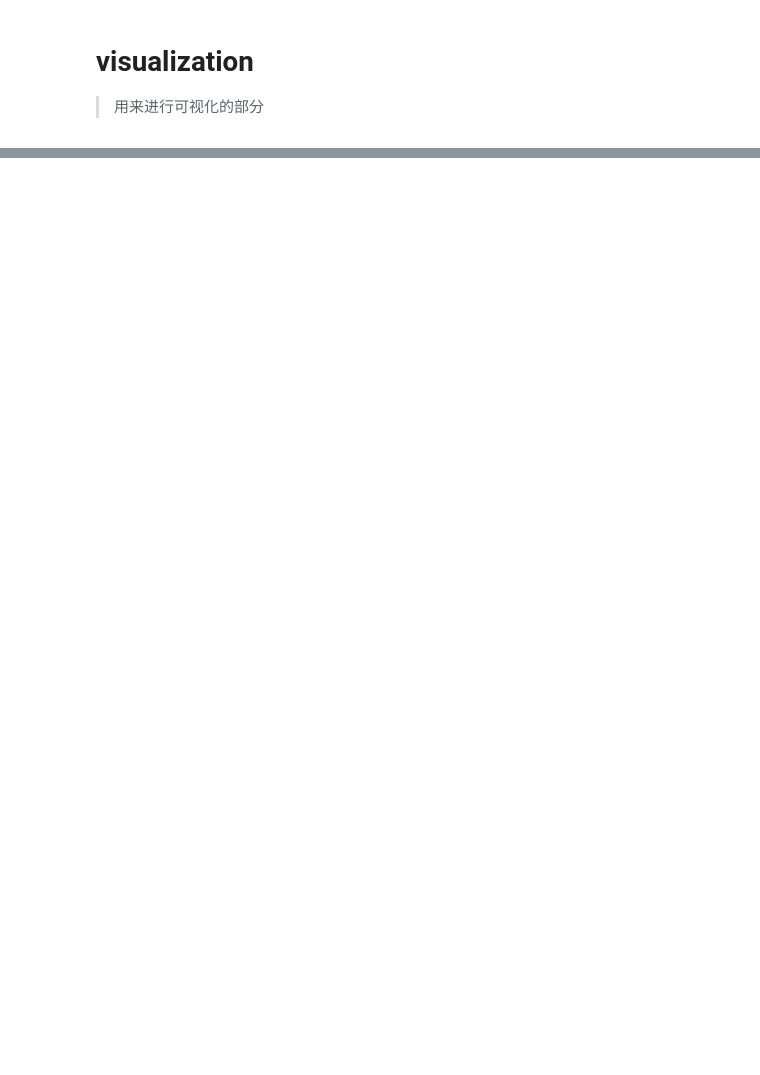
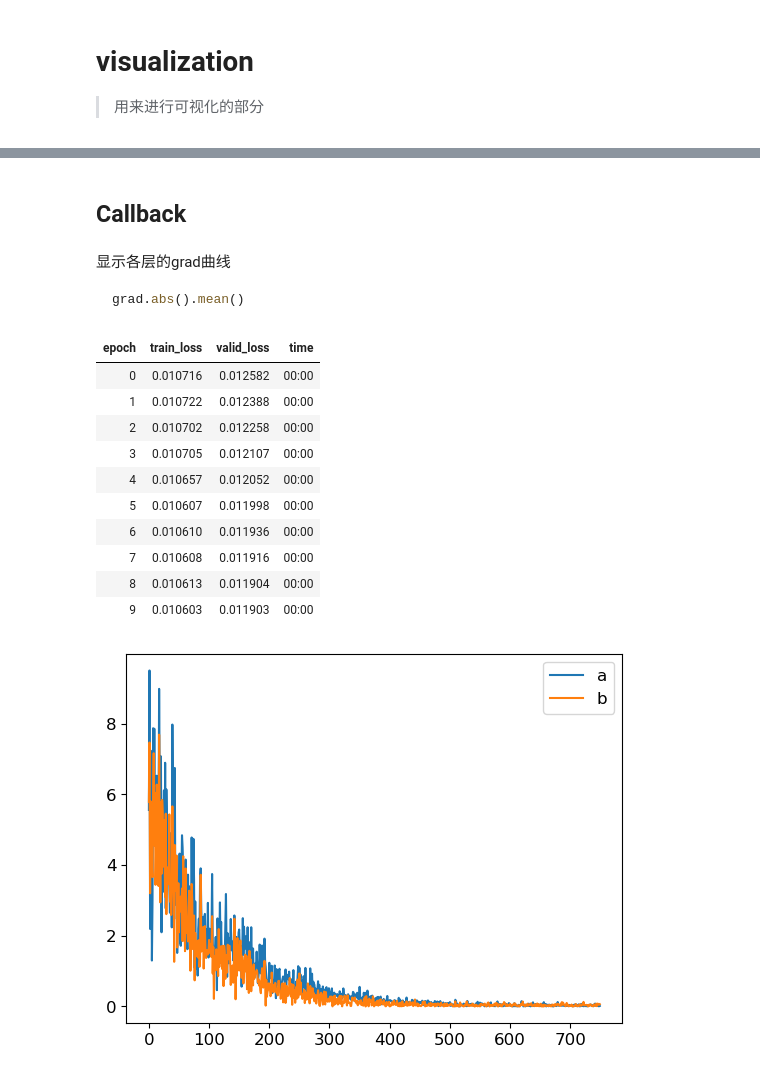
Before and after one commit to doucx/wcpdtoolbox, a Jupyter notebook: nbs/03_visualization.ipynb, the cells around one changed output, grey strips where cells are left out. Drawn from its saved outputs; the diff is of its cells as text; code cells hidden in the pictures; blank space fills up the shorter version.

Commit message:
visualization_layer_grad_show

````diff
--- a/nbs/03_visualization.ipynb
+++ b/nbs/03_visualization.ipynb
@@ -22,3 +14,42 @@ def tensor2np(tensor: Tensor): return tensor.detach().cpu().numpy()
+# %% [markdown]
+## Callback
+# %%
+#| export
+class GradShowCallback(Callback):
+    def __init__(self, l): self.grad_list = l
+    def before_step(self):
+        grads = L([to_detach(i.grad.abs().mean()) for i in self.learn.model.parameters()])
+        self.grad_list.append(grads)
+
+    def after_fit(self):
+        name = [name for name, _ in self.learn.model.named_parameters()]
+        for name, i in zip(name,array(self.grad_list).T): plt.plot(i, label=name)
+        plt.legend()
+        plt.show()
+# %% [markdown]
+显示各层的grad曲线
+```python
+grad.abs().mean()
+```
+# %%
+learner = synth_learner()
+# %%
+l = L()
+# %%
+learner.fit_one_cycle(10, cbs=GradShowCallback(l))
+# %% [output]
+| epoch | train_loss | valid_loss | time |
+| 0 | 0.010716 | 0.012582 | 00:00 |
+| 1 | 0.010722 | 0.012388 | 00:00 |
+| 2 | 0.010702 | 0.012258 | 00:00 |
+| 3 | 0.010705 | 0.012107 | 00:00 |
+| 4 | 0.010657 | 0.012052 | 00:00 |
+| 5 | 0.010607 | 0.011998 | 00:00 |
+| 6 | 0.010610 | 0.011936 | 00:00 |
+| 7 | 0.010608 | 0.011916 | 00:00 |
+| 8 | 0.010613 | 0.011904 | 00:00 |
+| 9 | 0.010603 | 0.011903 | 00:00 |
+[figure, added]
 # %%
 #| hide
 import nbdev; nbdev.nbdev_export()
````
Also changed, not shown: parts of 6 cells of this notebook, 2 other files.
